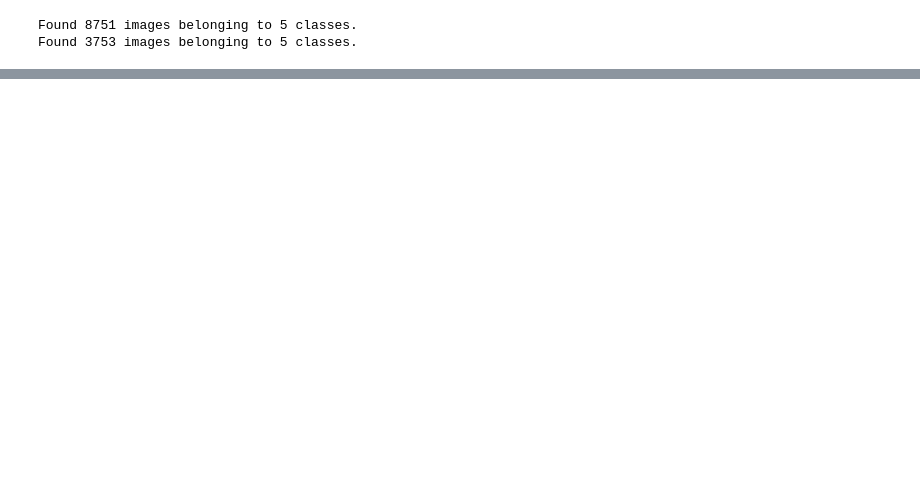
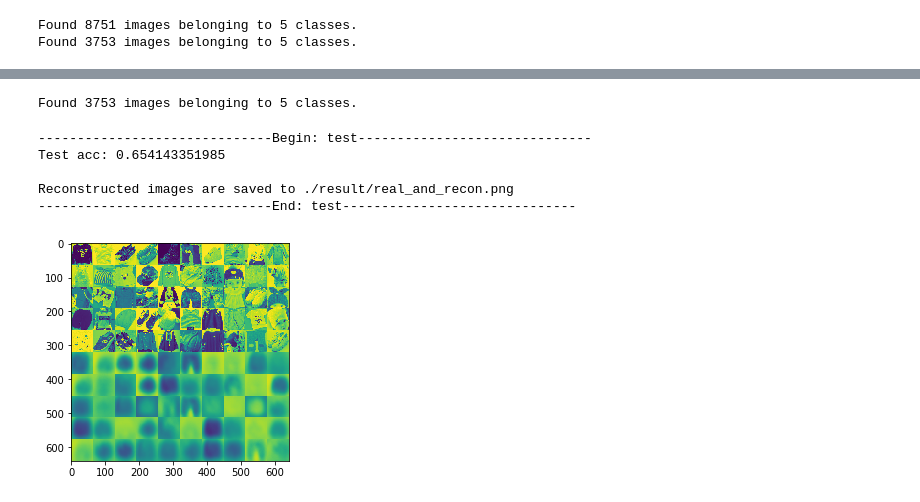
Before and after one commit to kennethrithvik/capsnet_image_class, a Jupyter notebook: capsuleNet.ipynb, the cells around one changed output, grey strips where cells are left out. Drawn from its saved outputs; the diff is of its cells as text; code cells hidden in the pictures; blank space fills up the shorter version.

Commit message:
evaluation accuracy  added

```diff
--- a/capsuleNet.ipynb
+++ b/capsuleNet.ipynb
@@ -208,16 +192,3 @@ Total params: 30,329,600
 Trainable params: 30,329,600
 Non-trainable params: 0
 __________________________________________________________________________________________________
-# %%
-# train or test
-if args.weights is not None:  # init the model weights with provided one
-    model.load_weights(args.weights)
-if not args.testing:
-    # define muti-gpu model
-    #multi_model = multi_gpu_model(model, gpus=args.gpus)
-    train(model=model, args=args)
-else:  # as long as weights are given, will run testing
-    if args.weights is None:
-        print('No weights are provided. Will test using random initialized weights.')
-    #manipulate_latent(manipulate_model, (x_test, y_test), args)
-    #test(model=eval_model, data=(x_test, y_test), args=args)
@@ -223,0 +230,40 @@ else:  # as long as weights are given, will run testing
+# %%
+#function to test
+final_test_set = test_datagen.flow_from_directory(args.test_dir,
+                                            target_size = (64, 64),
+                                            batch_size = 3753, #args.batch_size,
+                                            class_mode = 'categorical')
+
+def test(model):
+    x_test, y_test = final_test_set.next()
+    y_pred, x_recon = model.predict(x_test, batch_size=100)
+    print('-'*30 + 'Begin: test' + '-'*30)
+    print('Test acc:', np.sum(np.argmax(y_pred, 1) == np.argmax(y_test, 1))/y_test.shape[0])
+
+    img = combine_images(np.concatenate([x_test[:50],x_recon[:50]]))
+    image = img * 255
+    Image.fromarray(image.astype(np.uint8)).save(args.save_dir + "/real_and_recon.png")
+    print()
+    print('Reconstructed images are saved to %s/real_and_recon.png' % args.save_dir)
+    print('-' * 30 + 'End: test' + '-' * 30)
+    plt.imshow(plt.imread(args.save_dir + "/real_and_recon.png"))
+    plt.show()
+# %% [output]
+Found 3753 images belonging to 5 classes.
+# %%
+##Evaluation
+from sklearn.preprocessing import LabelEncoder
+from sklearn.metrics import confusion_matrix, classification_report
+from keras.models import load_model
+
+model.load_weights('./result/trained_model.h5')
+
+#manipulate_latent(manipulate_model)
+test(model=eval_model)
+# %% [output]
+------------------------------Begin: test------------------------------
+Test acc: 0.654143351985
+
+Reconstructed images are saved to ./result/real_and_recon.png
+------------------------------End: test------------------------------
+[figure, added]
```
Also changed, not shown: parts of 6 cells of this notebook, 3 other files.
